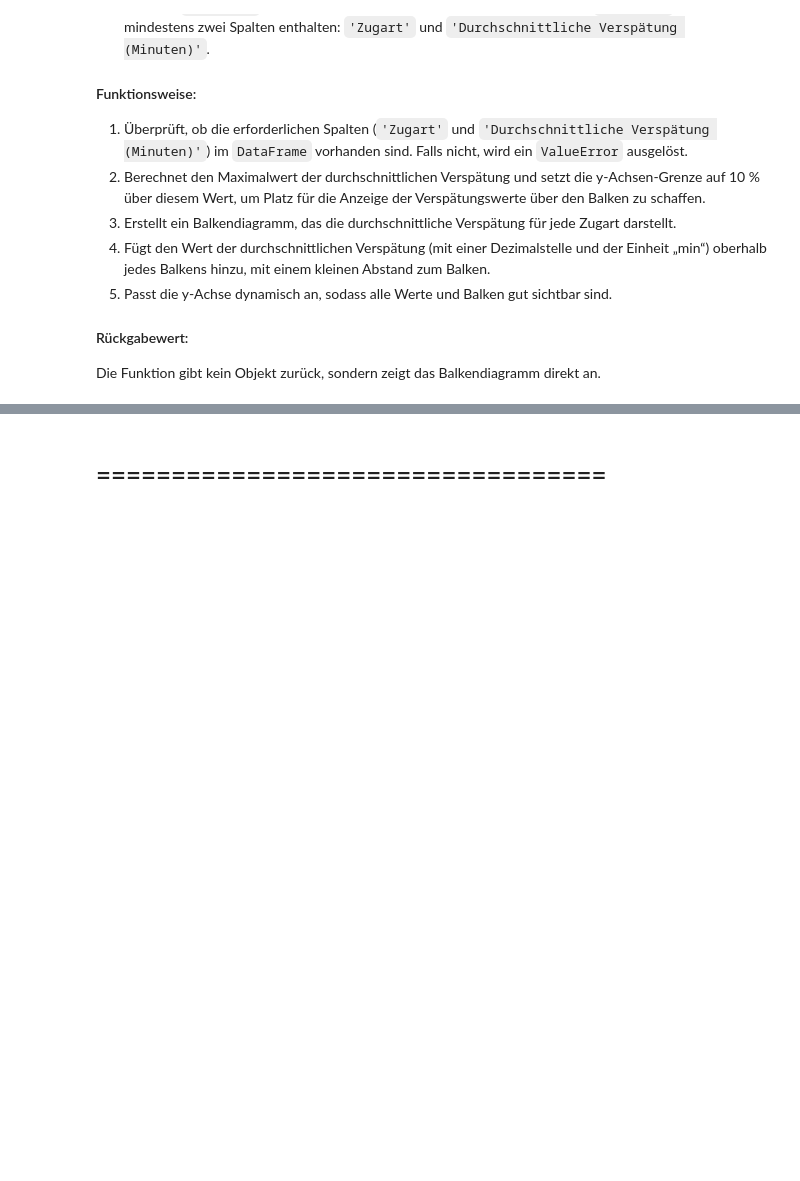
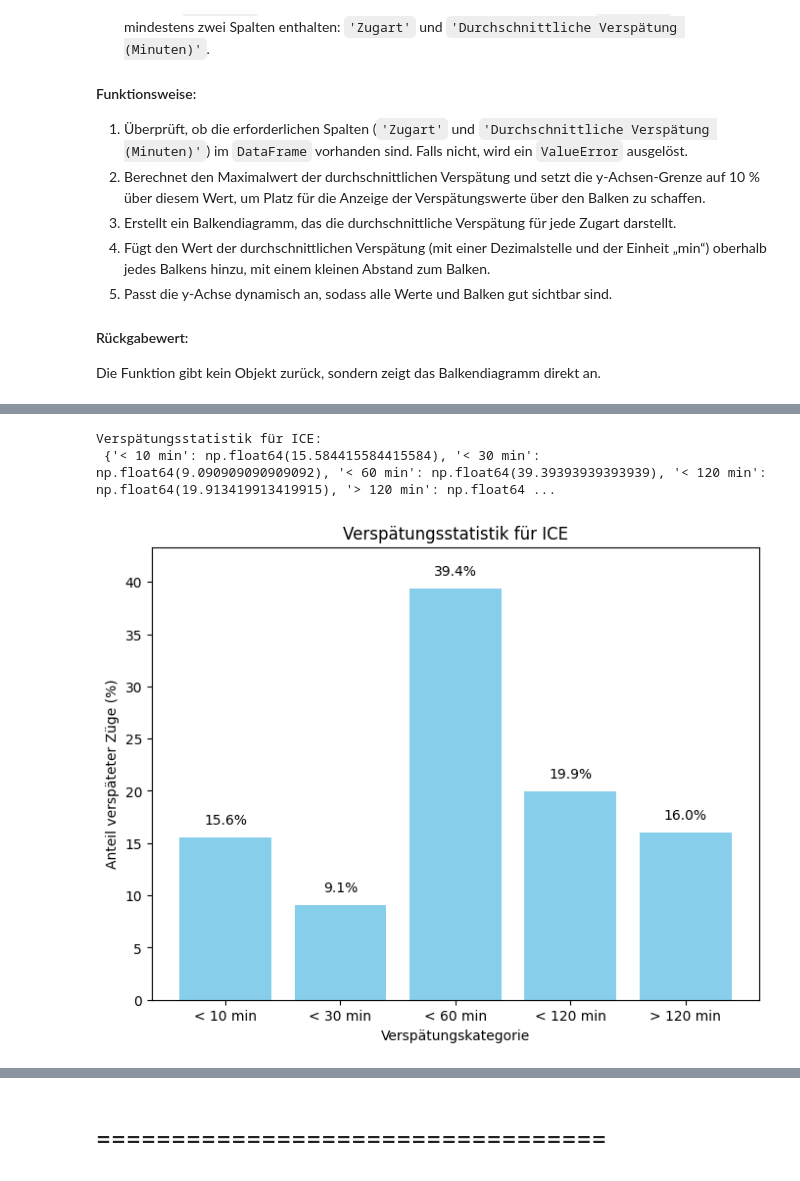
Before and after one commit to luca910/bahn-mining, a Jupyter notebook: graphics.ipynb, the cells around one changed output, grey strips where cells are left out. Cells and saved outputs as stored; diff of their text form; code cells hidden in the pictures; blank space fills up the shorter version.

Commit message:
Je nach Zugart anzeigen lassen, wie viel Verspätung (<10; <30; <60; <120; >120) Minuten

```diff
--- a/graphics.ipynb
+++ b/graphics.ipynb
@@ -145,0 +265,14 @@ def plot_min_delay(data):
+# %%
+# Beispielaufruf der Funktionen
+file_path = 'out/Result_41.csv'  # Passe den Pfad zur CSV-Datei hier an
+train_type = 'ICE'  # Kürzel der Zugart
+statistics = delay_statistics_by_train_type(file_path, train_type)
+
+# Plot der Verspätungsstatistik nur, wenn Daten vorhanden sind
+if statistics:
+    print(f"Verspätungsstatistik für {train_type}:\n", statistics)
+    plot_delay_statistics(statistics, train_type)
+# %% [output]
+Verspätungsstatistik für ICE:
+ {'< 10 min': np.float64(15.584415584415584), '< 30 min': np.float64(9.090909090909092), '< 60 min': np.float64(39.39393939393939), '< 120 min': np.float64(19.913419913419915), '> 120 min': np.float64 ...
+[figure, added]
```
Also changed, not shown: parts of 17 cells of this notebook.
